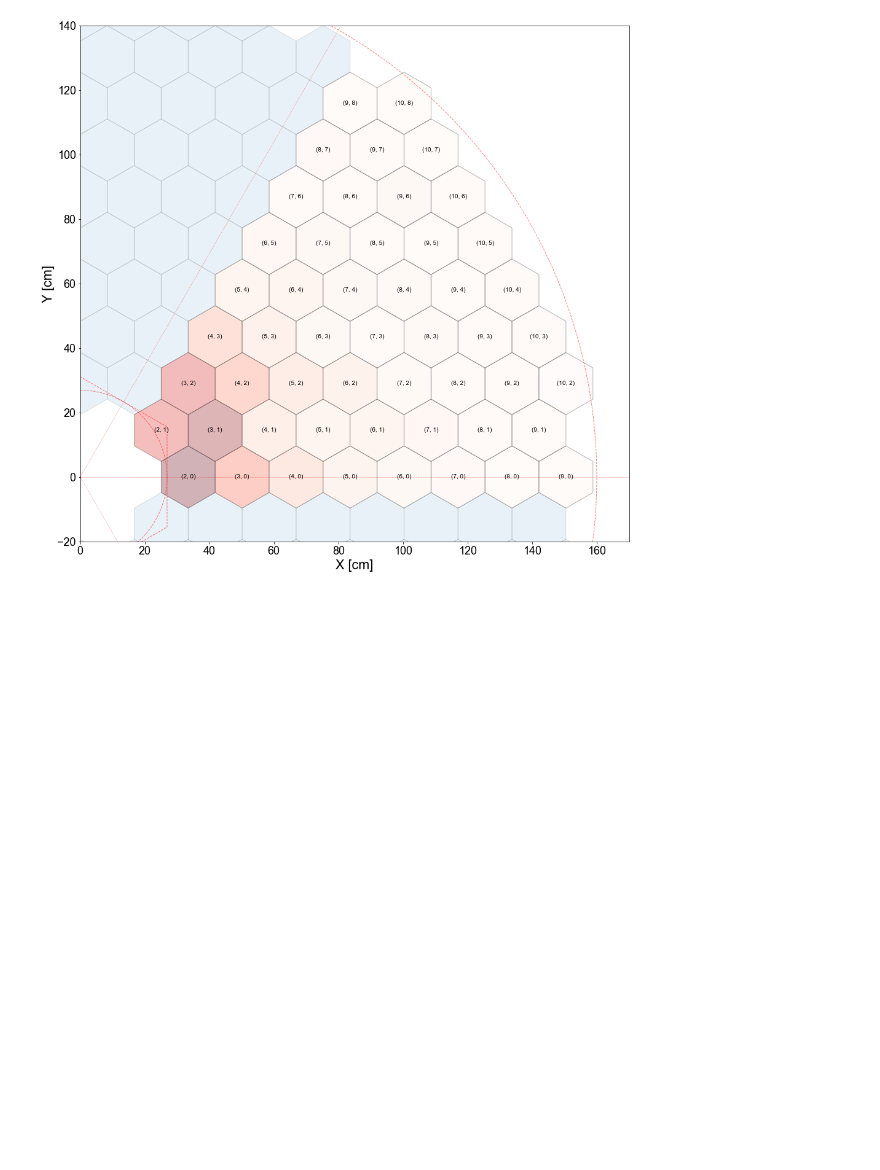
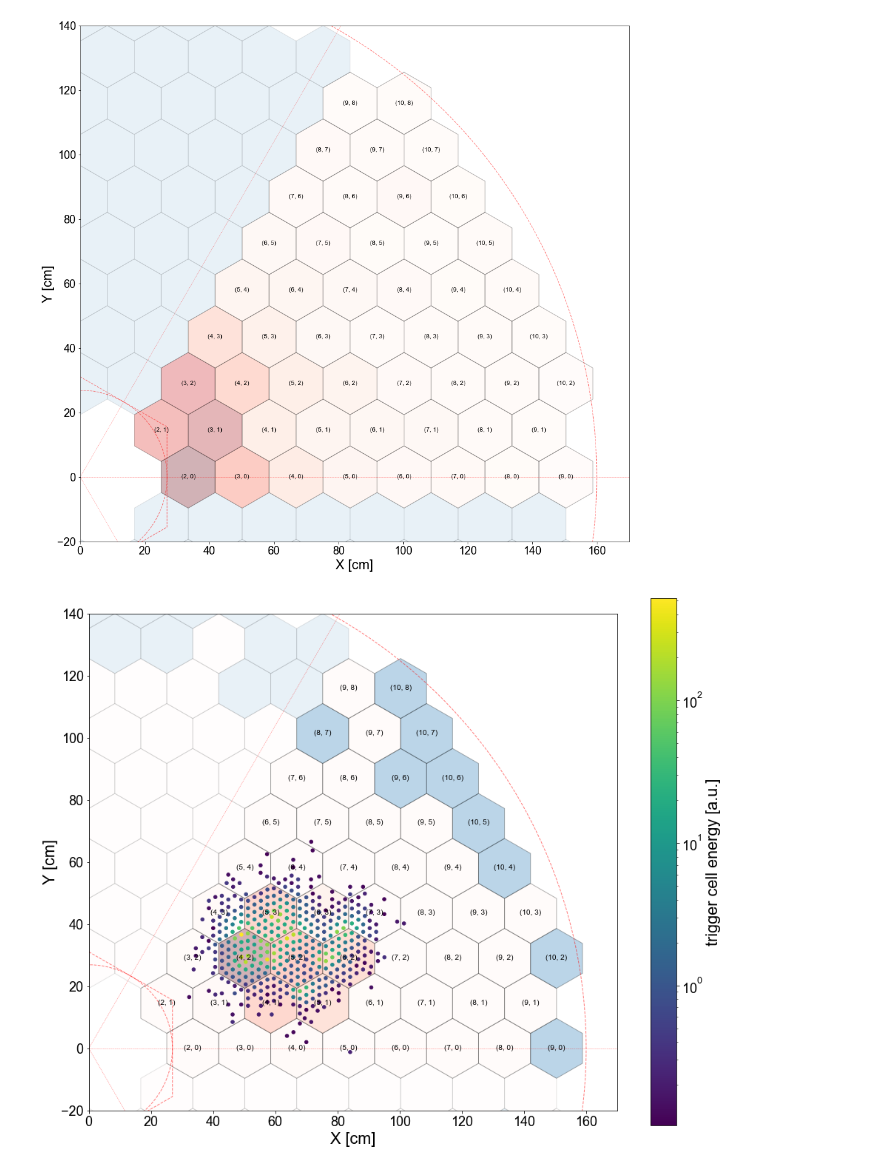
Before and after one commit to NWUHEP/hgcal-analysis, a Jupyter notebook: notebooks/tc_visualizer.ipynb, the cells around one changed output. Saved outputs shown, nothing was run; the diff lists cells and outputs as text; code cells hidden in the pictures; blank space fills up the shorter version.

```diff
--- a/notebooks/tc_visualizer.ipynb
+++ b/notebooks/tc_visualizer.ipynb
@@ -118,3 +114,40 @@ plt.savefig('plots/first_wedge_indexing.png')
 plt.show()
 # %% [output]
 [figure]
+# %%
+# Draw events within a single hex neighborhood
+
+# make some plots
+fig, ax = plt.subplots(1, figsize=(16, 16))
+ax.set_aspect('equal')
+
+# get the events centered on neighborhood
+uv = (5, 2)
+events = gt.get_events_in_neighborhood(uv, df_cut)
+
+wafer_data = df_cut.loc[events].groupby(['tc_waferu', 'tc_waferv']).sum()['tc_energy' ]
+pt.draw_hgcal_layer(ax, wafer_data=wafer_data, single_wedge=True, include_index=True)
+
+#ax.add_patch(poly)
+# overlay trigger cells.  Combine energy deposits from different events using groupby.
+random_e = np.random.choice(events, size=10, replace=False)
+tc_sums = event_tc.loc[random_e].query(wedge_condition).groupby(['tc_x', 'tc_y']).sum()
+tc_sums = tc_sums.query('tc_energy > 0.1')
+tc_energy = tc_sums['tc_energy'].values
+x, y = tc_sums.index.get_level_values(0).values, tc_sums.index.get_level_values(1).values
+marker_size = 20.
+scat = ax.scatter(x, y,
+                  marker='o', #(6, 0, 0),
+                  s=marker_size,
+                  c=tc_energy,
+                  zorder=2,
+                  norm=matplotlib.colors.LogNorm()
+                 )
+
+cbar = fig.colorbar(scat, ax=ax, shrink=0.82)
+cbar.set_label('trigger cell energy [a.u.]')
+
+plt.savefig('plots/first_wedge_neighborhood.png')
+plt.show()
+# %% [output]
+[figure, added]
```
Also changed, not shown: parts of 14 cells of this notebook, 4 other files.
